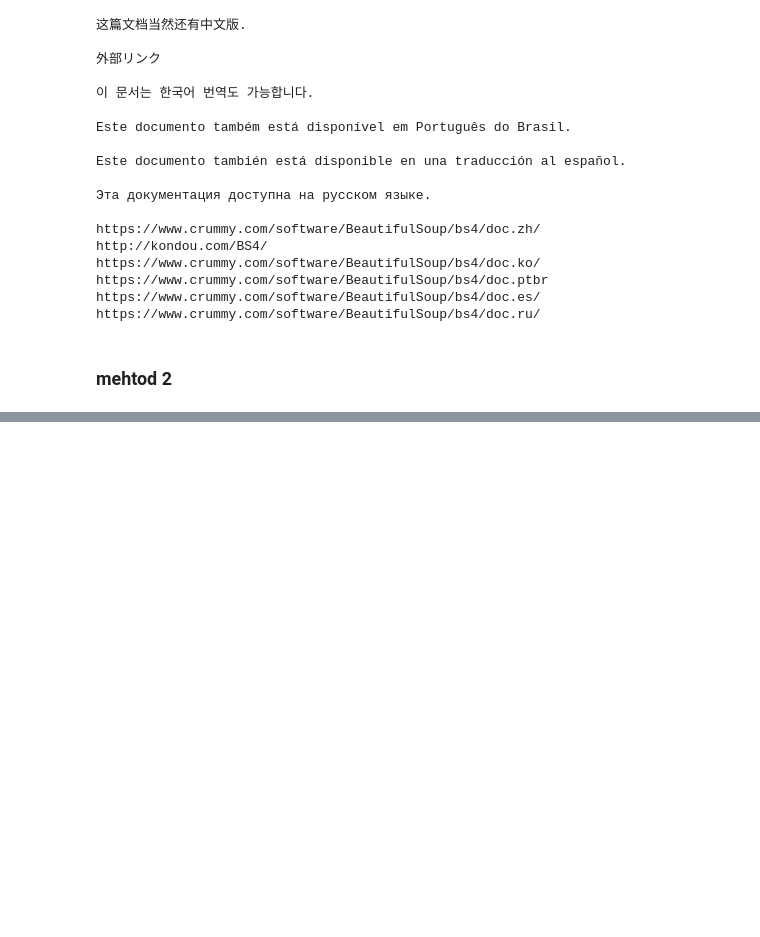
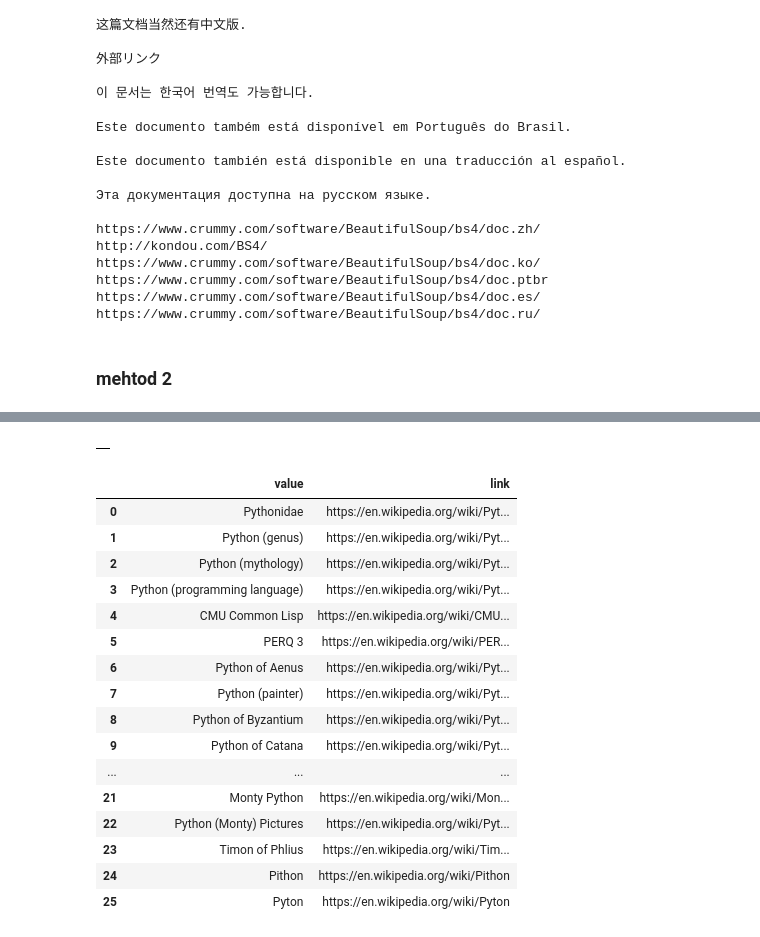
Before and after one commit to asifkasi/course_python_n_automation, a Jupyter notebook: Student's Folders/Yousaf Umer/yousaf_assign.ipynb, the cells around one changed output, grey strips where cells are left out. Saved outputs shown, nothing was run; the diff lists cells and outputs as text; code cells hidden in the pictures; blank space fills up the shorter version.

```diff
--- a/Student's Folders/Yousaf Umer/yousaf_assign.ipynb
+++ b/Student's Folders/Yousaf Umer/yousaf_assign.ipynb
@@ -86,0 +186,8 @@ None
+# %%
+with open ("links.csv", "a+") as f:
+
+
+    for link in a_tags:
+        f.write(link.text+ "\n")
+        f.write("https://en.wikipedia.org"+link["href"])
+        f.write("\n")
@@ -86,0 +196,23 @@ None
+# %%
+import csv
+
+
+
+
+
+with open("links.csv", mode='w', newline='', encoding='utf-8') as f:
+
+    writer = csv.writer(f)
+    for link in a_tags:
+        writer.writerow([link.text, "https://en.wikipedia.org" + link["href"]])
+# %%
+val_list = []
+link_list = []
+
+for link in a_tags:
+    extracted_link = "https://en.wikipedia.org"+link["href"]
+    link_list.append(extracted_link)
+    extracted_val= link.text
+    val_list.append(extracted_val)
+
+    print(extracted_val,extracted_link)
@@ -86,0 +259,27 @@ None
+# %%
+sheet_data = pd.DataFrame()
+sheet_data
+# %% [output]
+|  |
+# %%
+sheet_data["value"] = val_list
+sheet_data["link"] = link_list
+sheet_data
+# %% [output]
+|  | value | link |
+| 0 | Pythonidae | https://en.wikipedia.org/wiki/Pyt... |
+| 1 | Python (genus) | https://en.wikipedia.org/wiki/Pyt... |
+| 2 | Python (mythology) | https://en.wikipedia.org/wiki/Pyt... |
+| 3 | Python (programming language) | https://en.wikipedia.org/wiki/Pyt... |
+| 4 | CMU Common Lisp | https://en.wikipedia.org/wiki/CMU... |
+| 5 | PERQ 3 | https://en.wikipedia.org/wiki/PER... |
+| 6 | Python of Aenus | https://en.wikipedia.org/wiki/Pyt... |
+| 7 | Python (painter) | https://en.wikipedia.org/wiki/Pyt... |
+| 8 | Python of Byzantium | https://en.wikipedia.org/wiki/Pyt... |
+| 9 | Python of Catana | https://en.wikipedia.org/wiki/Pyt... |
+| ... | ... | ... |
+| 21 | Monty Python | https://en.wikipedia.org/wiki/Mon... |
+| 22 | Python (Monty) Pictures | https://en.wikipedia.org/wiki/Pyt... |
+| 23 | Timon of Phlius | https://en.wikipedia.org/wiki/Tim... |
+| 24 | Pithon | https://en.wikipedia.org/wiki/Pithon |
+| 25 | Pyton | https://en.wikipedia.org/wiki/Pyton |
```
Also changed, not shown: parts of 22 cells of this notebook, 10 other files.
